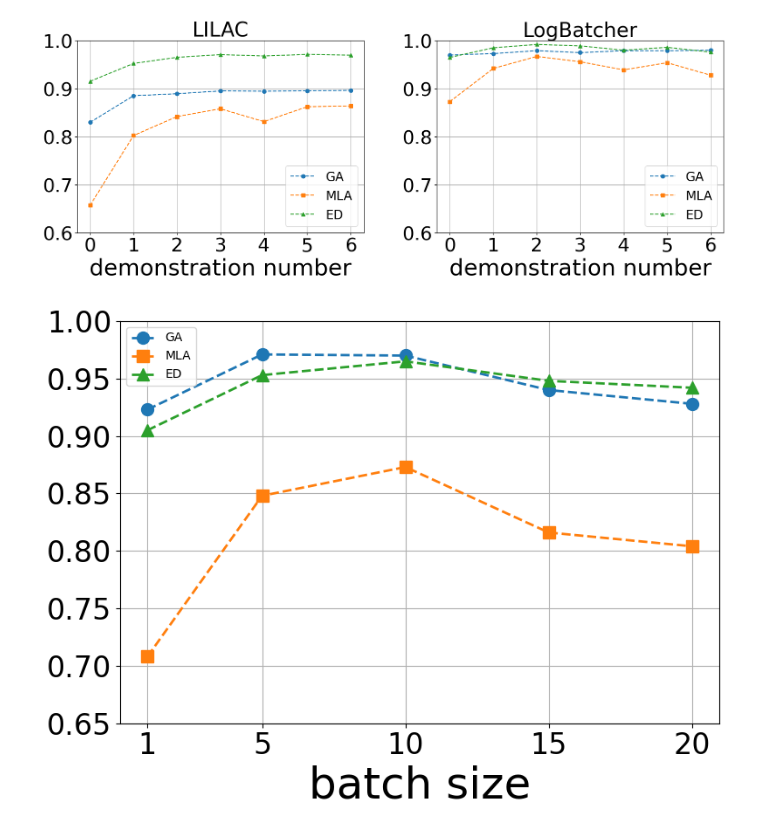
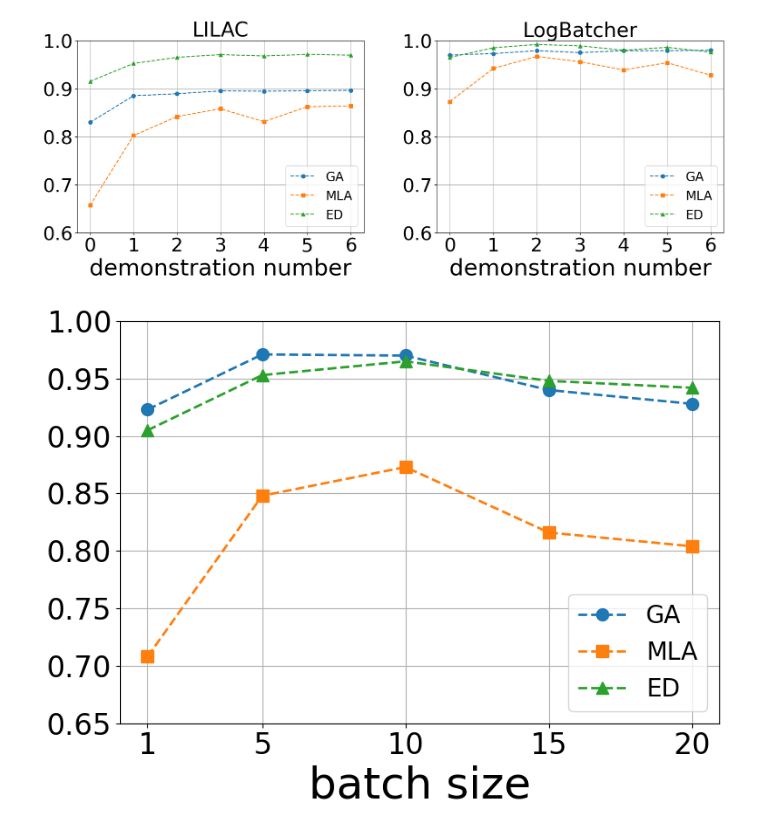
Before and after one commit to LogIntelligence/LogBatcher, a Jupyter notebook: draw.ipynb, the cells around one changed output. Cells and saved outputs as stored; diff of their text form; code cells hidden in the pictures.

```diff
--- a/draw.ipynb
+++ b/draw.ipynb
@@ -316,35 +316,35 @@ shots = [1, 5, 10, 15, 20]
 # Create the plot
 fig, ax1 = plt.subplots(figsize=(8, 6))
 
 font_size = 36
 label_size = 24
 title_size = 32
 
 # Plot data1
 ax1.plot(shots, accuracy_metric1_data1, marker='o',
         linestyle='--', label='GA', linewidth=2, markersize=10)
 ax1.plot(shots, accuracy_metric2_data1, marker='s',
          linestyle='--', label='MLA', linewidth=2, markersize=10)
 ax1.plot(shots, accuracy_metric3_data1, marker='^',
          linestyle='--', label='ED', linewidth=2, markersize=10)
 ax1.set_xlabel('batch size', fontsize=font_size)
 ax1.set_xticks(shots)
 ax1.set_yticks([i/100 for i in range(30, 101,5)])
 ax1.set_ylim(0.65, 1)
-ax1.legend()
+ax1.legend(loc = 'lower right', prop={'size': 20})
 ax1.grid(True)
 # ax1.set_title('LILAC', fontsize=title_size)
 
 # Set bold font for tick labels on ax1
 plt.setp(ax1.get_xticklabels(), fontsize=label_size)
 plt.setp(ax1.get_yticklabels(), fontsize=label_size)
 
 # Show the plot
 plt.tight_layout()
 plt.savefig('outputs/figures/RQ2_batchsize.pdf')
 plt.show()
 # %% [output]
-[figure, old version]
+[figure, new version]
 # %%
 import matplotlib.pyplot as plt
 
```
Also changed, not shown: parts of 2 cells of this notebook, 2 other files.
